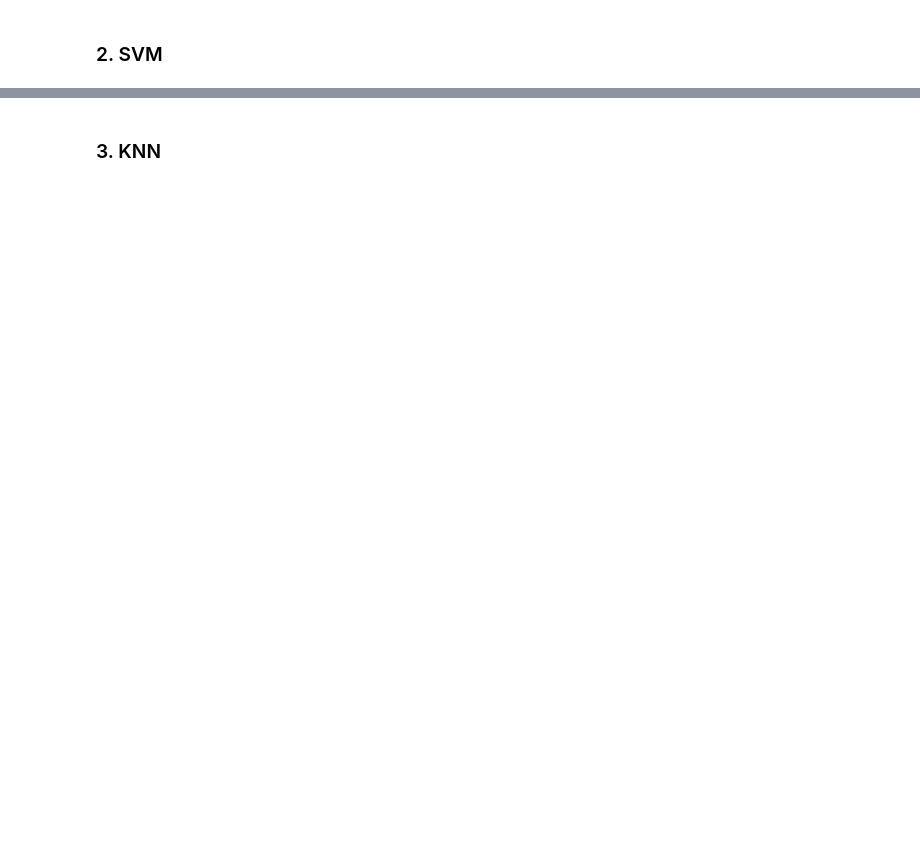
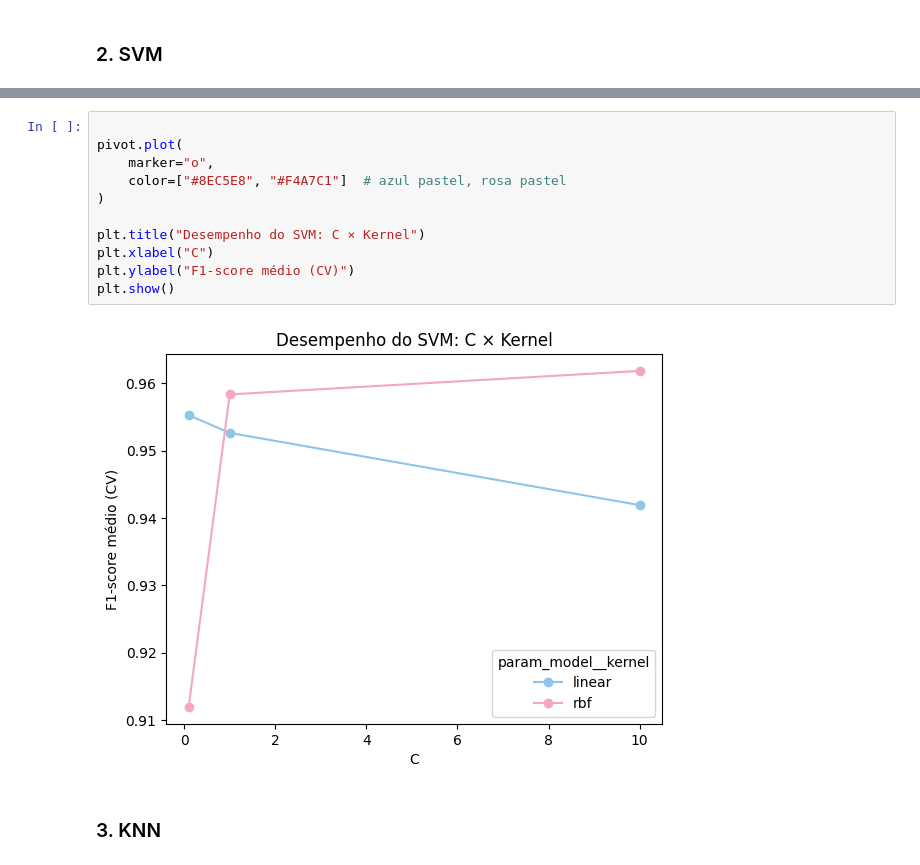
Before and after one commit to mariaclaraps/projeto-ciencia-dos-dados, a Jupyter notebook: notebooks/cancer_classificacao.ipynb, the cells around one changed output, grey strips where cells are left out. Cells and saved outputs as stored; diff of their text form; blank space fills up the shorter version.

```diff
--- a/notebooks/cancer_classificacao.ipynb
+++ b/notebooks/cancer_classificacao.ipynb
@@ -228,3 +227,16 @@ GridSearchCV(cv=StratifiedKFold(n_splits=5, random_state=42, shuffle=True),
+# %%
+
+pivot.plot(
+    marker="o",
+    color=["#8EC5E8", "#F4A7C1"]  # azul pastel, rosa pastel
+)
+
+plt.title("Desempenho do SVM: C × Kernel")
+plt.xlabel("C")
+plt.ylabel("F1-score médio (CV)")
+plt.show()
+# %% [output]
+[figure, added]
 # %% [markdown]
 ### 3. KNN
 # %%
```
Also changed, not shown: parts of 27 cells of this notebook, 1 other file.
